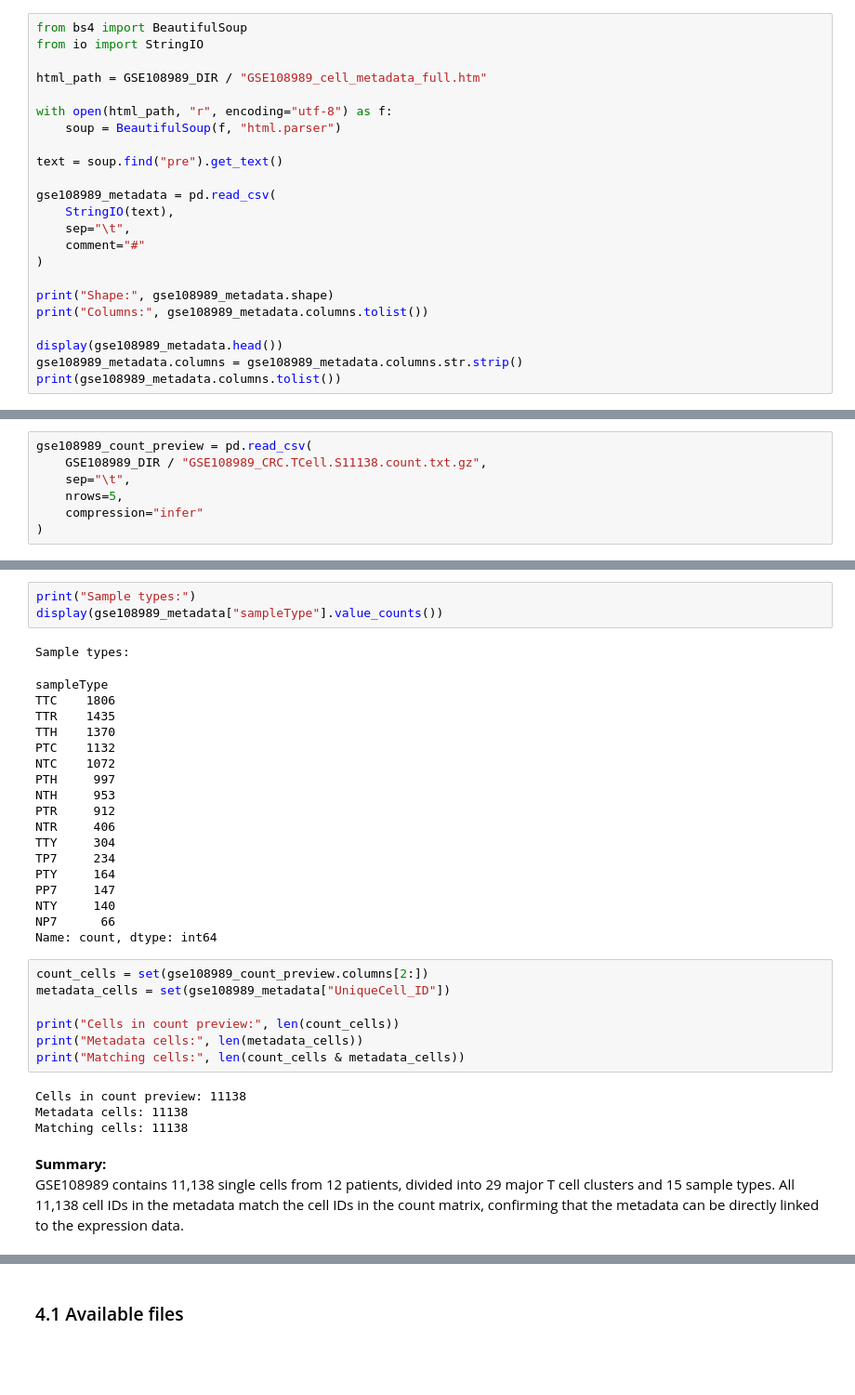
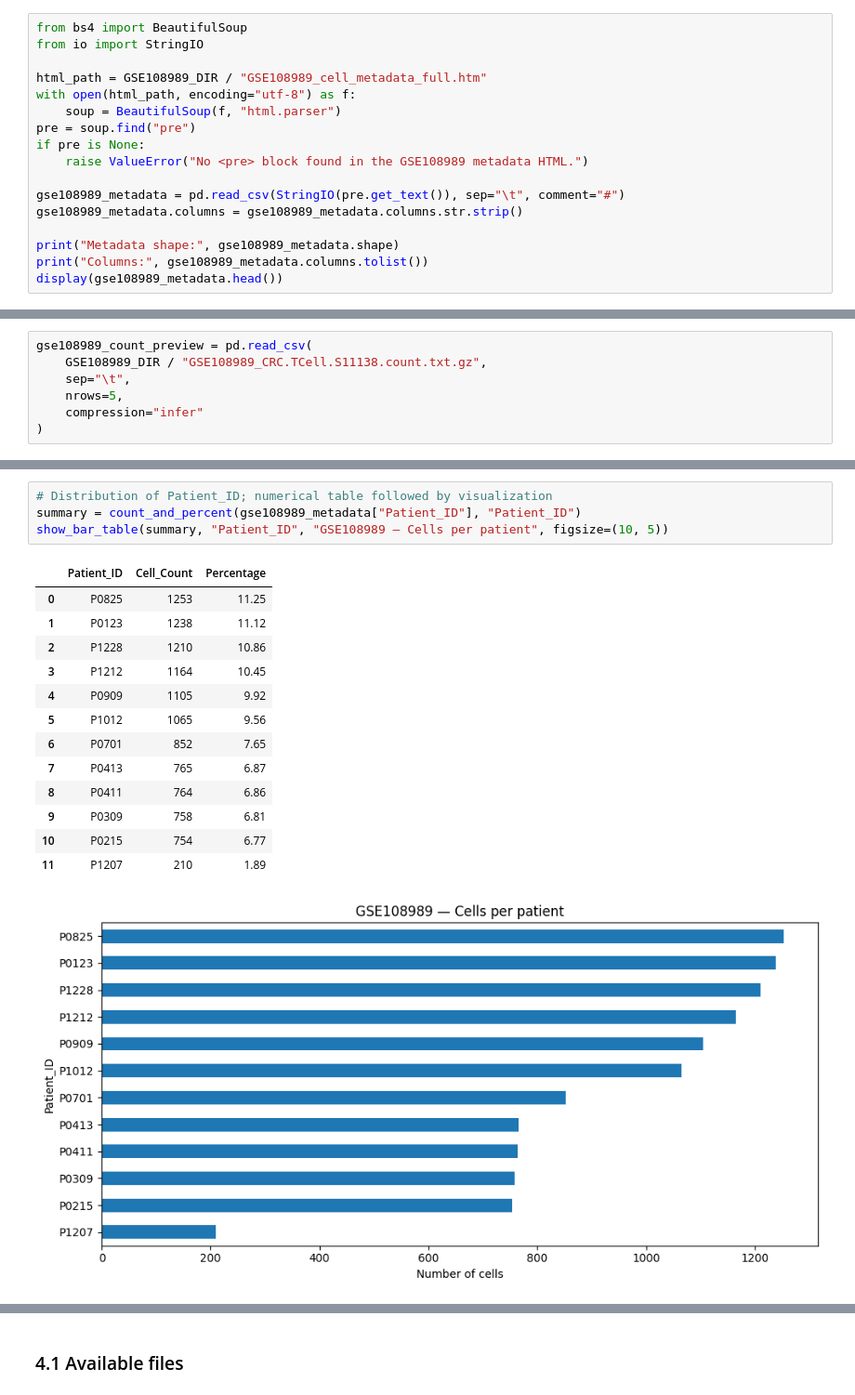
Before and after one commit to Sernasr/crc-singlecell-analysis, a Jupyter notebook: notebooks/dataset_exploration.ipynb, the cells around one changed output, grey strips where cells are left out. Shown at 93% size. Cells and saved outputs as stored; diff of their text form; blank space fills up the shorter version.

```diff
--- a/notebooks/dataset_exploration.ipynb
+++ b/notebooks/dataset_exploration.ipynb
@@ -151,22 +79,16 @@ from bs4 import BeautifulSoup
 from io import StringIO
 
 html_path = GSE108989_DIR / "GSE108989_cell_metadata_full.htm"
+with open(html_path, encoding="utf-8") as f:
+    soup = BeautifulSoup(f, "html.parser")
+pre = soup.find("pre")
+if pre is None:
+    raise ValueError("No <pre> block found in the GSE108989 metadata HTML.")
 
-with open(html_path, "r", encoding="utf-8") as f:
-    soup = BeautifulSoup(f, "html.parser")
+gse108989_metadata = pd.read_csv(StringIO(pre.get_text()), sep="\t", comment="#")
+gse108989_metadata.columns = gse108989_metadata.columns.str.strip()
 
-text = soup.find("pre").get_text()
-
-gse108989_metadata = pd.read_csv(
-    StringIO(text),
-    sep="\t",
-    comment="#"
-)
-
-print("Shape:", gse108989_metadata.shape)
+print("Metadata shape:", gse108989_metadata.shape)
 print("Columns:", gse108989_metadata.columns.tolist())
-
 display(gse108989_metadata.head())
-gse108989_metadata.columns = gse108989_metadata.columns.str.strip()
-print(gse108989_metadata.columns.tolist())
 # %% [output]
@@ -242,36 +124,19 @@ Name: count, dtype: int64
-# %%
-print("Sample types:")
-display(gse108989_metadata["sampleType"].value_counts())
-# %% [output]
-Sample types:
-sampleType
-TTC    1806
-TTR    1435
-TTH    1370
-PTC    1132
-NTC    1072
-PTH     997
-NTH     953
-PTR     912
-NTR     406
-TTY     304
-TP7     234
-PTY     164
-PP7     147
-NTY     140
-NP7      66
-Name: count, dtype: int64
-# %%
-count_cells = set(gse108989_count_preview.columns[2:])
-metadata_cells = set(gse108989_metadata["UniqueCell_ID"])
-
-print("Cells in count preview:", len(count_cells))
-print("Metadata cells:", len(metadata_cells))
-print("Matching cells:", len(count_cells & metadata_cells))
-# %% [output]
-Cells in count preview: 11138
-Metadata cells: 11138
-Matching cells: 11138
-# %% [markdown]
-**Summary:**
-GSE108989 contains 11,138 single cells from 12 patients, divided into 29 major T cell clusters and 15 sample types. All 11,138 cell IDs in the metadata match the cell IDs in the count matrix, confirming that the metadata can be directly linked to the expression data.
+# %%
+# Distribution of Patient_ID; numerical table followed by visualization
+summary = count_and_percent(gse108989_metadata["Patient_ID"], "Patient_ID")
+show_bar_table(summary, "Patient_ID", "GSE108989 — Cells per patient", figsize=(10, 5))
+# %% [output]
+|  | Patient_ID | Cell_Count | Percentage |
+| 0 | P0825 | 1253 | 11.25 |
+| 1 | P0123 | 1238 | 11.12 |
+| 2 | P1228 | 1210 | 10.86 |
+| 3 | P1212 | 1164 | 10.45 |
+| 4 | P0909 | 1105 | 9.92 |
+| 5 | P1012 | 1065 | 9.56 |
+| 6 | P0701 | 852 | 7.65 |
+| 7 | P0413 | 765 | 6.87 |
+| 8 | P0411 | 764 | 6.86 |
+| 9 | P0309 | 758 | 6.81 |
+| 10 | P0215 | 754 | 6.77 |
+| 11 | P1207 | 210 | 1.89 |
+[figure, added]
```
Also changed, not shown: parts of 97 cells of this notebook, 16 other files.
